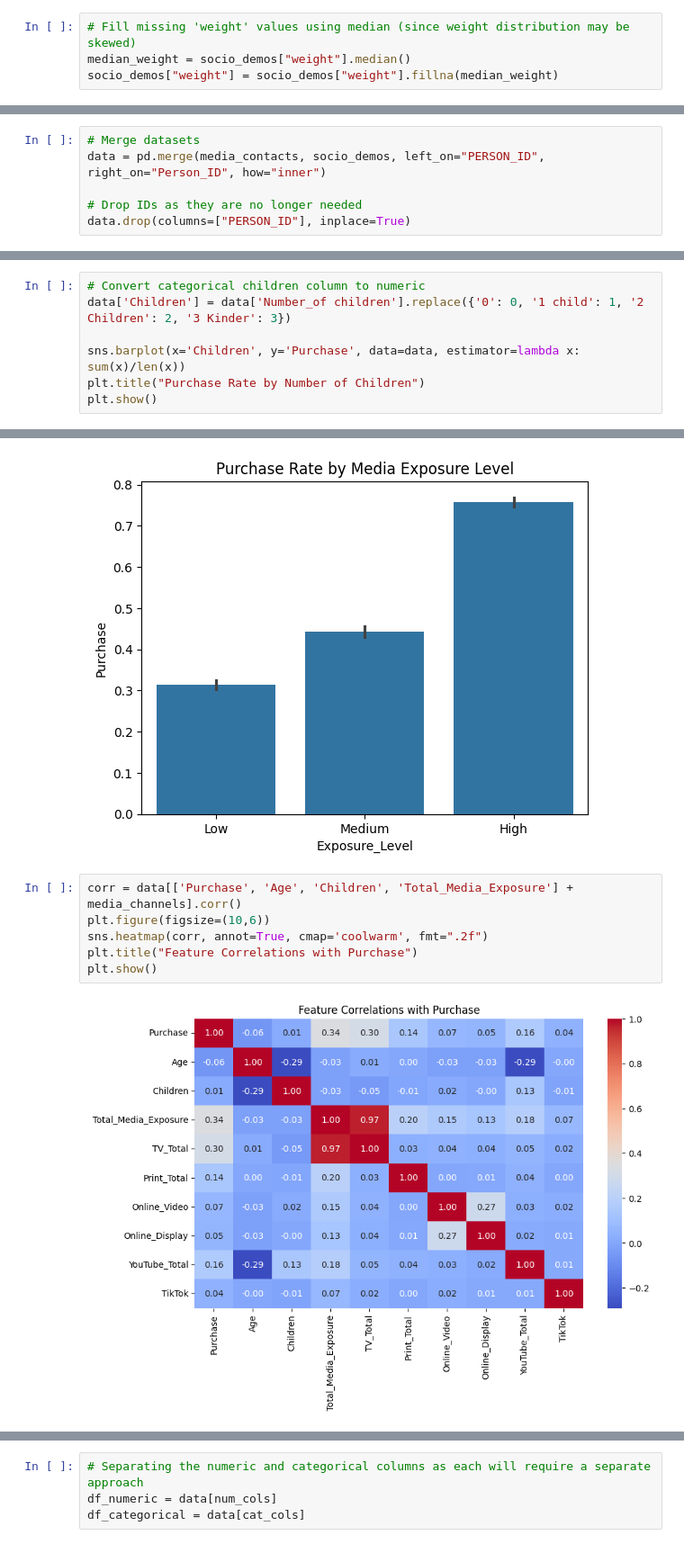
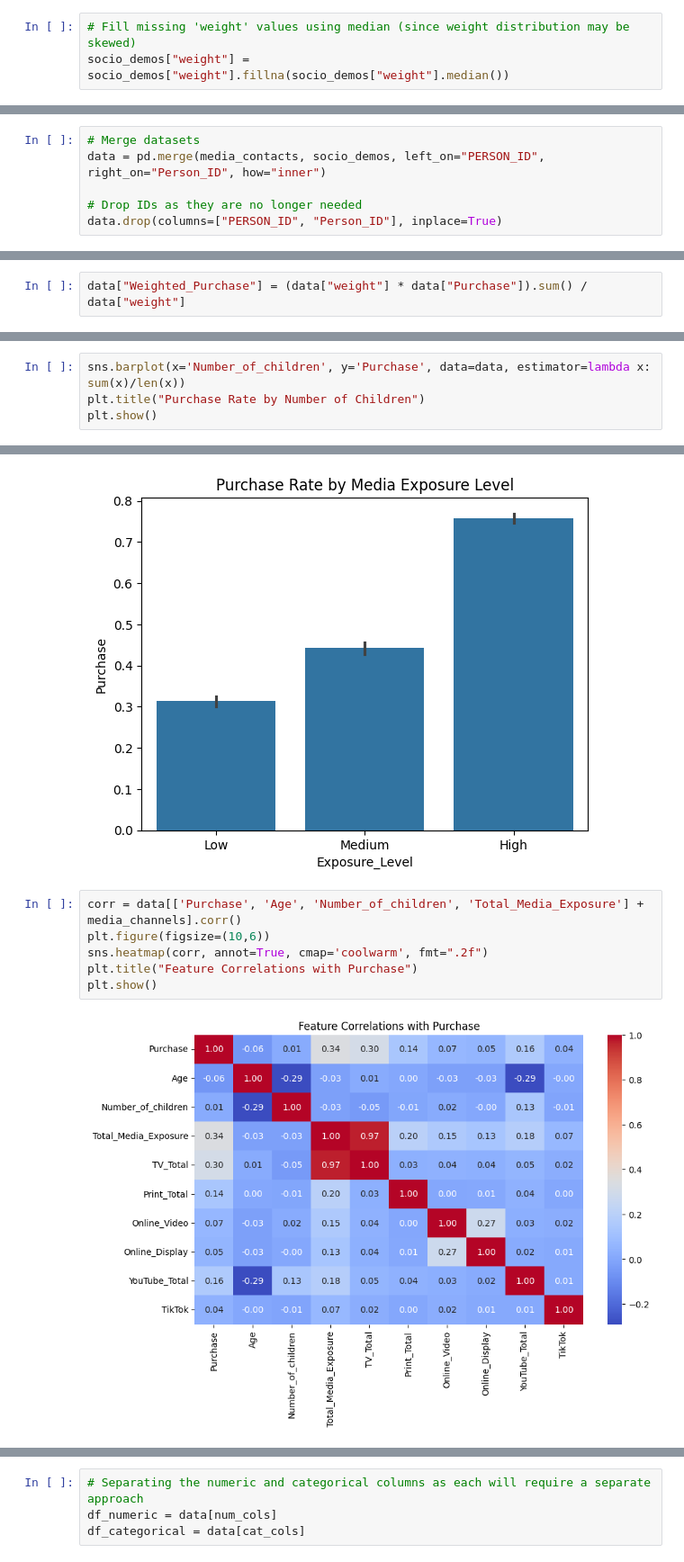
Before and after one commit to JustaKris/XYZ-Marketing-Campaign, a Jupyter notebook: notebooks/NIQ_Task.ipynb, the cells around one changed output, grey strips where cells are left out. Shown: that part at 90% size. Drawn from its saved outputs; the diff is of its cells as text.

```diff
--- a/notebooks/NIQ_Task.ipynb
+++ b/notebooks/NIQ_Task.ipynb
@@ -169,6 +227,5 @@ socio_demos = socio_demos.rename(columns=lambda x: x.strip().replace(" ", "_"))
 socio_demos["weight"] = pd.to_numeric(socio_demos["weight"], errors="coerce")
 # %%
 # Fill missing 'weight' values using median (since weight distribution may be skewed)
-median_weight = socio_demos["weight"].median()
-socio_demos["weight"] = socio_demos["weight"].fillna(median_weight)
+socio_demos["weight"] = socio_demos["weight"].fillna(socio_demos["weight"].median())
 # %% [markdown]
@@ -264,5 +327,5 @@ None
 data = pd.merge(media_contacts, socio_demos, left_on="PERSON_ID", right_on="Person_ID", how="inner")
 
 # Drop IDs as they are no longer needed
-data.drop(columns=["PERSON_ID"], inplace=True)
+data.drop(columns=["PERSON_ID", "Person_ID"], inplace=True)
 # %%
@@ -325,3 +380,5 @@ Age                   0
 Age_Group             0
 Household_Size        0
 dtype: int64
+# %%
+data["Weighted_Purchase"] = (data["weight"] * data["Purchase"]).sum() / data["weight"]
@@ -352,10 +430,7 @@ plt.show()
 # %% [output]
 [figure]
 # %%
-# Convert categorical children column to numeric
-data['Children'] = data['Number_of children'].replace({'0': 0, '1 child': 1, '2 Children': 2, '3 Kinder': 3})
-
-sns.barplot(x='Children', y='Purchase', data=data, estimator=lambda x: sum(x)/len(x))
+sns.barplot(x='Number_of_children', y='Purchase', data=data, estimator=lambda x: sum(x)/len(x))
 plt.title("Purchase Rate by Number of Children")
 plt.show()
 # %% [output]
@@ -394,10 +469,10 @@ plt.show()
 # %% [output]
 [figure]
 # %%
-corr = data[['Purchase', 'Age', 'Children', 'Total_Media_Exposure'] + media_channels].corr()
+corr = data[['Purchase', 'Age', 'Number_of_children', 'Total_Media_Exposure'] + media_channels].corr()
 plt.figure(figsize=(10,6))
 sns.heatmap(corr, annot=True, cmap='coolwarm', fmt=".2f")
 plt.title("Feature Correlations with Purchase")
 plt.show()
 # %% [output]
-[figure, old version]
+[figure, new version]
```
Also changed, not shown: parts of 59 cells of this notebook, 1 other file.
